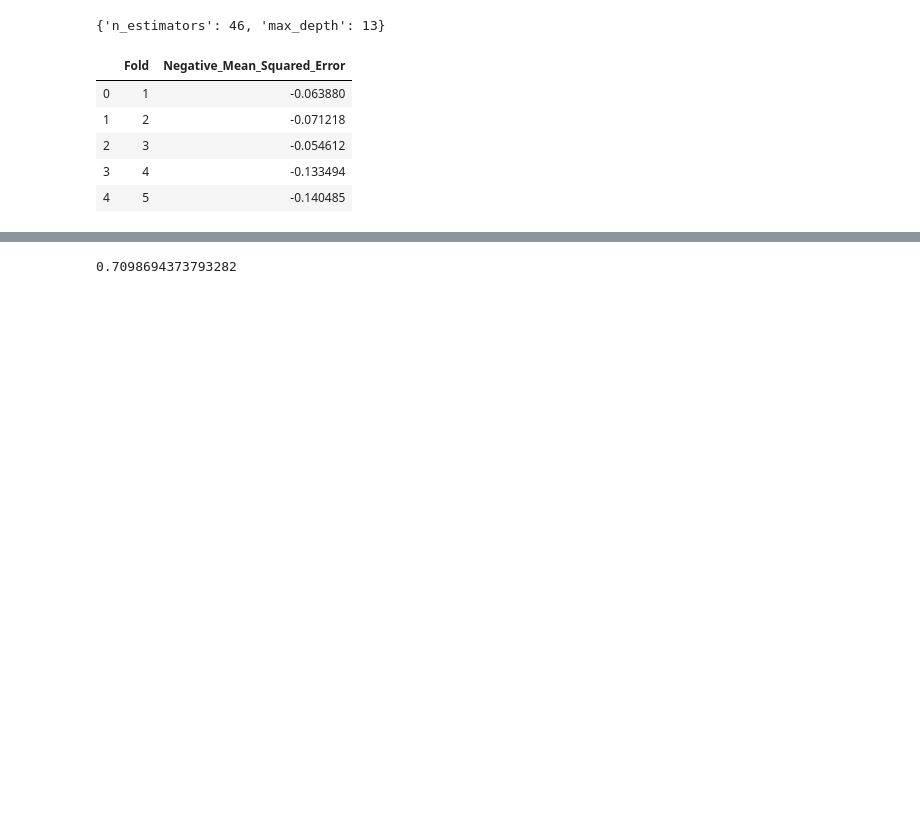
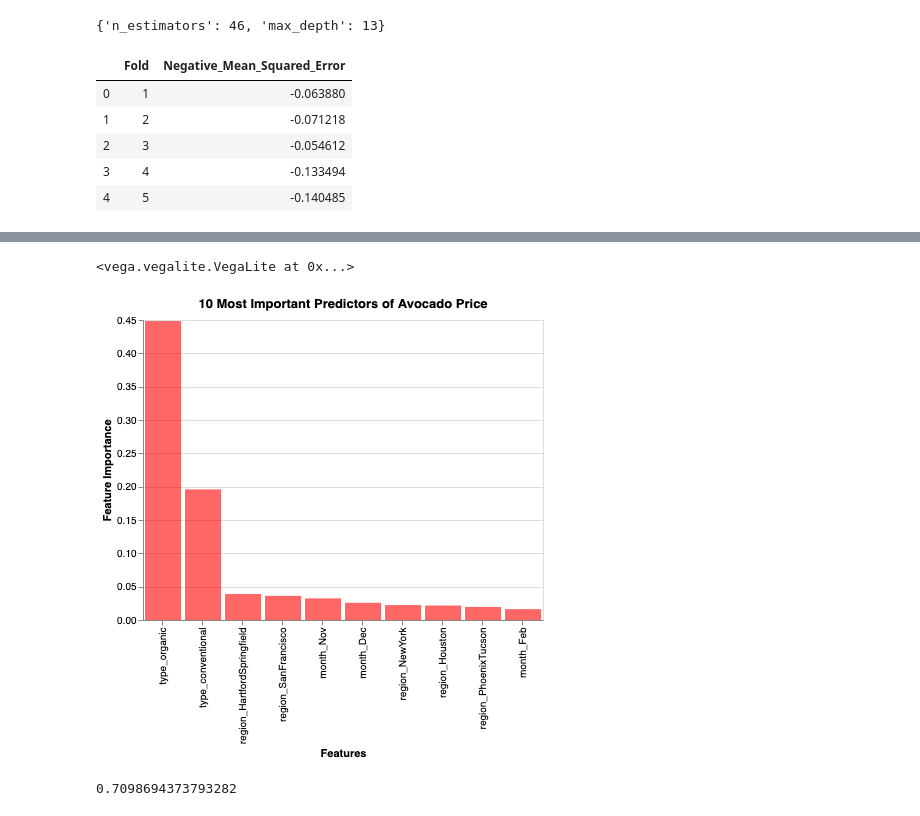
Before and after one commit to UBC-MDS/DSCI_522_Group411, a Jupyter notebook: src/ML_analysis.ipynb, the cells around one changed output, grey strips where cells are left out. Cells and saved outputs as stored; diff of their text form; code cells hidden in the pictures; blank space fills up the shorter version.

Commit message:
made plotting function

```diff
--- a/src/ML_analysis.ipynb
+++ b/src/ML_analysis.ipynb
@@ -118,4 +121,4 @@ feature_list = list(features.columns)
 feature_df = pd.DataFrame({"feature_names": feature_list,
              "importance": random_rfr.best_estimator_.feature_importances_})
 # %%
-feature_df.sort_values(["importance"], ascending=False).reset_index()
+feature_df.sort_values(["importance"], ascending=False, inplace=True)
@@ -146,0 +125,2 @@ https://altair-viz.github.io/user_guide/troubleshooting.html
+# %%
+feature_df.reset_index(drop=True, inplace=True)
@@ -147,3 +141,14 @@ https://altair-viz.github.io/user_guide/troubleshooting.html
+# %%
+alt.Chart(feature_df[:10]).mark_bar(color="red", opacity=0.6).encode(
+    x= alt.X("feature_names:N",
+             sort=alt.SortField(field='importance:Q'),
+             title="Features"),
+    y = alt.Y("importance:Q", title="Feature Importance")
+).properties(title="10 Most Important Predictors of Avocado Price",
+             width=400)
+# %% [output]
+<vega.vegalite.VegaLite at 0x...>
+[figure, added]
 # %%
 rfr.score(avocado_x, avocado_y)
 # %% [output]
```
Also changed, not shown: parts of 4 cells of this notebook, 1 other file.
